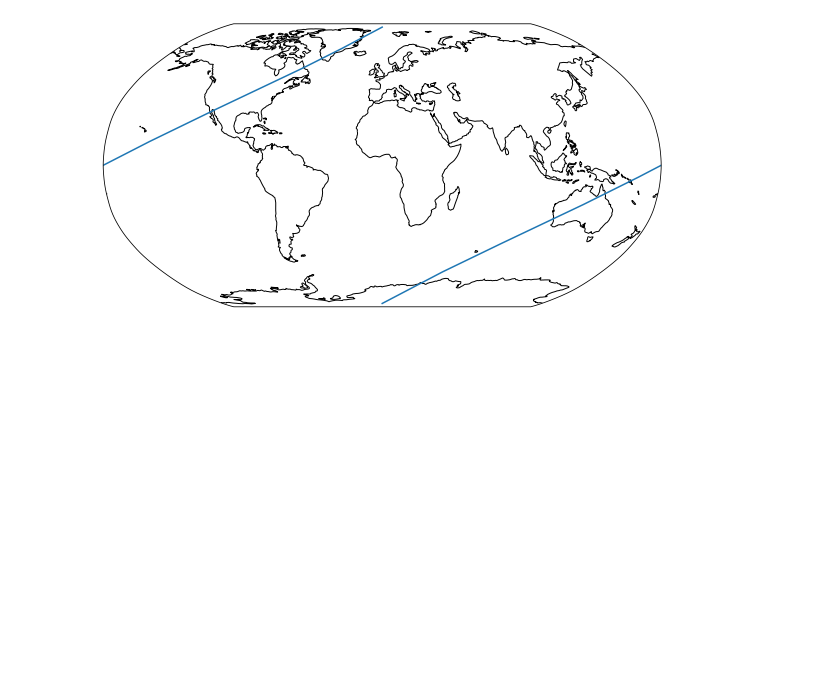
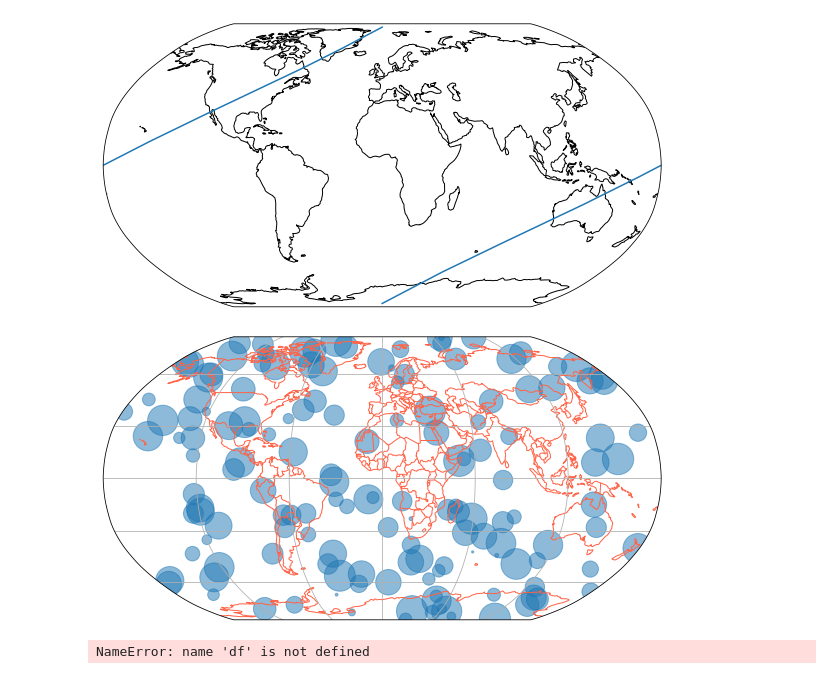
Before and after one commit to PBrockmann/PANGAEA_Scraping, a Jupyter notebook: PANGAEA_map_histo_01.ipynb, the cells around one changed output. Drawn from its saved outputs; the diff is of its cells as text; code cells hidden in the pictures; blank space fills up the shorter version.

```diff
--- a/PANGAEA_map_histo_01.ipynb
+++ b/PANGAEA_map_histo_01.ipynb
@@ -96,0 +101,26 @@ fig.add_axes?
+# %%
+import random
+
+x = [random.randint(-180, 180) for p in range(0, 149)]
+y = [random.randint(-90, 90) for p in range(0, 149)]
+s = [random.randint(1, 1000) for p in range(0, 149)]
+
+fig = plt.figure(figsize=(10,8))
+
+ax = fig.add_subplot(1,1,1, projection=crs.Robinson())
+
+ax.set_global()
+
+ax.add_feature(cfeature.COASTLINE, edgecolor="tomato")
+ax.add_feature(cfeature.BORDERS, edgecolor="tomato")
+ax.gridlines()
+
+a = plt.scatter(x, y, s=s, transform=crs.PlateCarree(), alpha=0.5)
+
+plt.show()
+# %% [output]
+[figure, added]
+# %%
+df
+# %% [output]
+NameError: name 'df' is not defined
```
Also changed, not shown: parts of 4 cells of this notebook.
